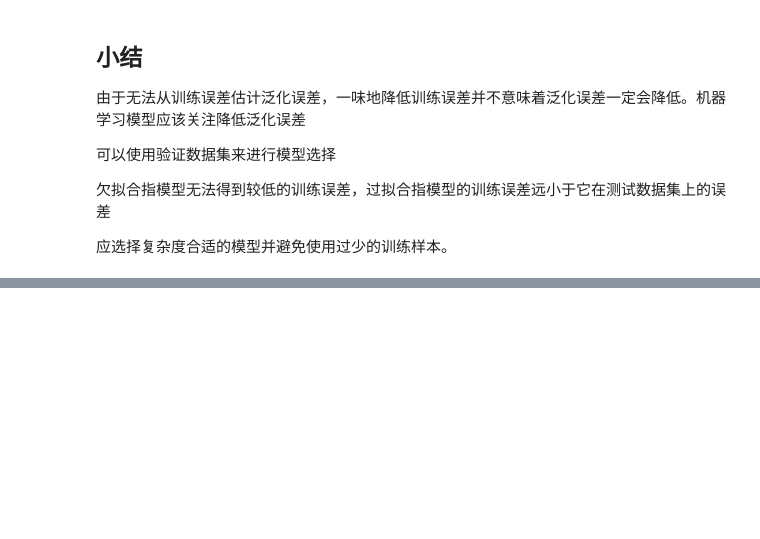
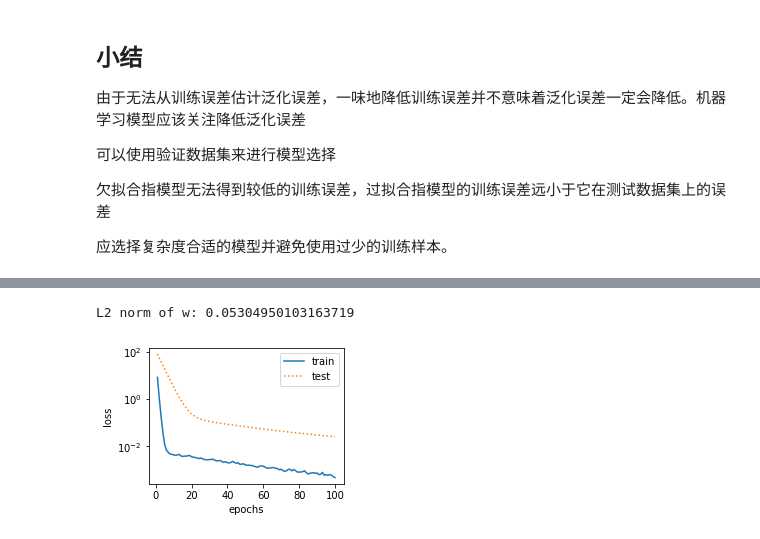
Before and after one commit to edisonchan1/nndlml, a Jupyter notebook: ipynb文件/5.模型选择、欠拟合与过拟合.ipynb, the cells around one changed output, grey strips where cells are left out. Cells and saved outputs as stored; diff of their text form; code cells hidden in the pictures; blank space fills up the shorter version.

```diff
--- a/ipynb文件/5.模型选择、欠拟合与过拟合.ipynb
+++ b/ipynb文件/5.模型选择、欠拟合与过拟合.ipynb
@@ -152,0 +205,9 @@ bias: tensor([3.0911])
+# %%
+# 梯度追踪
+def init_params():
+    W = torch.randn((num_inputs,1),requires_grad=True)
+    b = torch.zeros(1,requires_grad=True)
+    return [W,b]
+# %%
+def l2_penalty(W): #惩罚项
+    return (W**2).sum()/2
@@ -152,0 +268,7 @@ bias: tensor([3.0911])
+# %%
+# 权重衰减
+
+fit_and_plot(lambd=3)
+# %% [output]
+L2 norm of w: 0.05304950103163719
+[figure, added]
```
Also changed, not shown: parts of 17 cells of this notebook, 1 other file.
